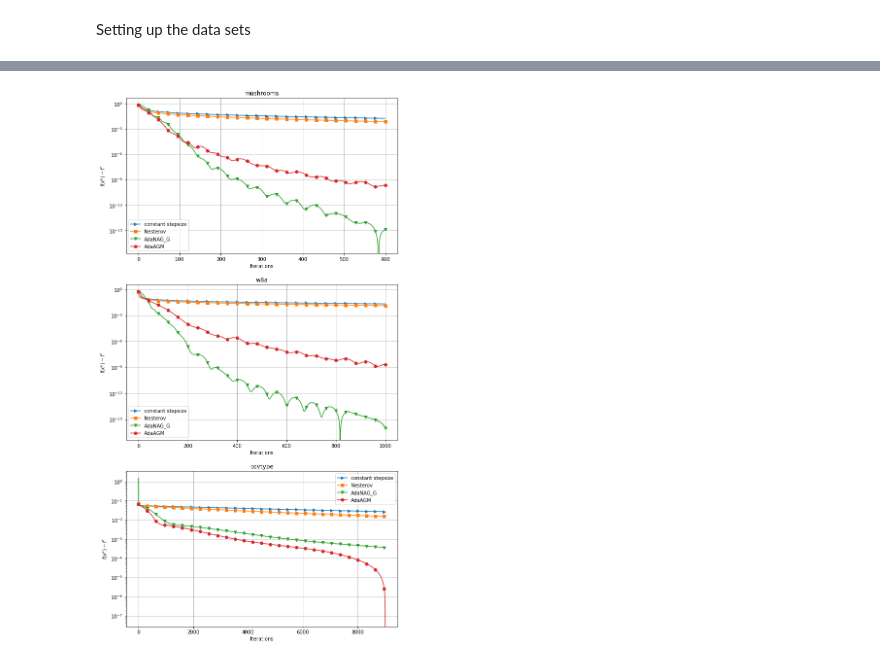
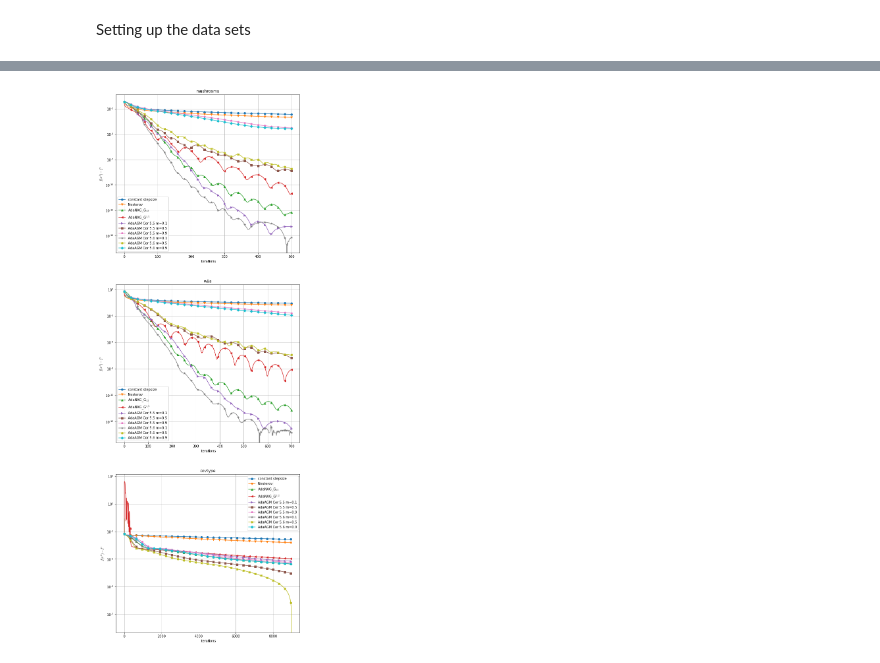
Before and after one commit to srenoldner/Adaptive_accelerated_gradient_descent, a Jupyter notebook: Testing logistic regression.ipynb, the cells around one changed output, grey strips where cells are left out. Cells and saved outputs as stored; diff of their text form; code cells hidden in the pictures.

```diff
--- a/Testing logistic regression.ipynb
+++ b/Testing logistic regression.ipynb
@@ -86,0 +101,9 @@ def initial_stepize_AdaNAG_G_12(tau, alpha, B_0, L_0):
+# %%
+tau_12 = lambda k: ((k+2) + 12)/12
+alpha_12 = lambda k: 1/2 * (tau_12(k+1) - 1)**2/(tau_12(k)**2)
+tau_12_m1 = tau_12(-1)
+tau_12_0 = tau_12(0)
+tau_12_1 = tau_12(1)
+alpha_12_m1 = alpha_12(-1)
+alpha_12_0 = alpha_12(0)
+B_12_0 = alpha_12_0**2 * tau_12_0**2 *((tau_12_0-1)**2/(alpha_12_m1*tau_12_m1**2) - 1)
@@ -86,0 +112,9 @@ def initial_stepize_AdaNAG_G_12(tau, alpha, B_0, L_0):
+# %%
+tau_half = lambda k: 2*np.sqrt(k + 3)
+alpha_half = lambda k: 1/2
+tau_half_m1 = tau_half(-1)
+tau_half_0 = tau_half(0)
+tau_half_1 = tau_half(1)
+alpha_half_m1 = alpha_half(-1)
+alpha_half_0 = alpha_half(0)
+B_half_0 = alpha_half_0**2 * tau_half_0**2 * ((tau_half_0 - 1)**2 /(alpha_half_m1 * tau_half_m1**2) - 1)
@@ -87 +155,16 @@ def initial_stepize_AdaNAG_G_12(tau, alpha, B_0, L_0):
+# %%
+methods = [
+    ("const_gradient", lambda: constant_gradient(function, gradient, x_0, s_0_const, iterations)),
+    ("Nesterov", lambda: Nesterov_gradient(function, gradient, x_0, s_0_const, iterations)),
+    ("AdaNAG_G_12", lambda: AdaNAG_G(function, gradient, x_0, s_0_AdaNAG_G_12, iterations, tau_12, alpha_12, B_12_0)),
+    ("AdaNAG_G_half", lambda: AdaNAG_G(function, gradient, x_0, s_0_AdaNAG_G_half, iterations, tau_half, alpha_half, B_half_0)),
+
+    ("AdaAGM_5_m01", lambda: AdaAGM(function, gradient, x_0, y_0, gamma_5, t_5_0, m_1, s_0_AdaAGM_5, omega_5, delta_5, beta_5, iterations)),
+    ("AdaAGM_5_m05", lambda: AdaAGM(function, gradient, x_0, y_0, gamma_5, t_5_0, m_5, s_0_AdaAGM_5, omega_5, delta_5, beta_5, iterations)),
+    ("AdaAGM_5_m09", lambda: AdaAGM(function, gradient, x_0, y_0, gamma_5, t_5_0, m_9, s_0_AdaAGM_5, omega_5, delta_5, beta_5, iterations)),
+
+    ("AdaAGM_6_m01", lambda: AdaAGM(function, gradient, x_0, y_0, gamma_6, t_6_0, m_1, s_0_AdaAGM_6, omega_6, delta_6, beta_6, iterations)),
+    ("AdaAGM_6_m05", lambda: AdaAGM(function, gradient, x_0, y_0, gamma_6, t_6_0, m_5, s_0_AdaAGM_6, omega_6, delta_6, beta_6, iterations)),
+    ("AdaAGM_6_m09", lambda: AdaAGM(function, gradient, x_0, y_0, gamma_6, t_6_0, m_9, s_0_AdaAGM_6, omega_6, delta_6, beta_6, iterations)),
+]
 # %%
@@ -169,20 +251,21 @@ AdaAGM Done
 # %%
-fig, ax = plt.subplots(3, figsize=(10,20))
-labels = ['constant stepsize', 'Nesterov', 'AdaNAG_G', 'AdaAGM']
+plt.rcParams["mathtext.fontset"] = "cm"
+fig, ax = plt.subplots(3, figsize=(10,30))
+labels = ['constant stepsize', 'Nesterov', 'AdaNAG_G$_{12}$', 'AdaNAG_G$^{1/2}$', 'AdaAGM Cor 5.5 m=0.1', 'AdaAGM Cor 5.5 m=0.5', 'AdaAGM Cor 5.5 m=0.9', 'AdaAGM Cor 5.6 m=0.1', 'AdaAGM Cor 5.6 m=0.5', 'AdaAGM Cor 5.6 m=0.9']
 titles = ['mushrooms', 'w8a', 'covtype']
-markers = ['>', 's', 'v', 'o']
-mark_every = [24, 40, 320]
+markers = ['o', 'v', '^', '<', '>', 's', 'p', '*', 'X', 'D']
+mark_every = [20, 28, 320]
 for k in range(3):
-    for index, value_sequence in enumerate(values[k]):
+    for index, value_sequence in enumerate(function_values[k]):
         ax[k].plot(value_sequence - minimum[k], label=labels[index], marker=markers[index], markevery=mark_every[k])
     ax[k].set_yscale('log')
     ax[k].legend()
     ax[k].set_title(titles[k])
     ax[k].set_xlabel('Iterations')
     ax[k].set_ylabel('$f(x^{k}) - f^{*}$')
     ax[k].grid()
 # %% [output]
-[figure, old version]
+[figure, new version]
 # %%
 fig, ax = plt.subplots(3, figsize=(10,20))
 for k in range(3):
```
Also changed, not shown: parts of 24 cells of this notebook.
